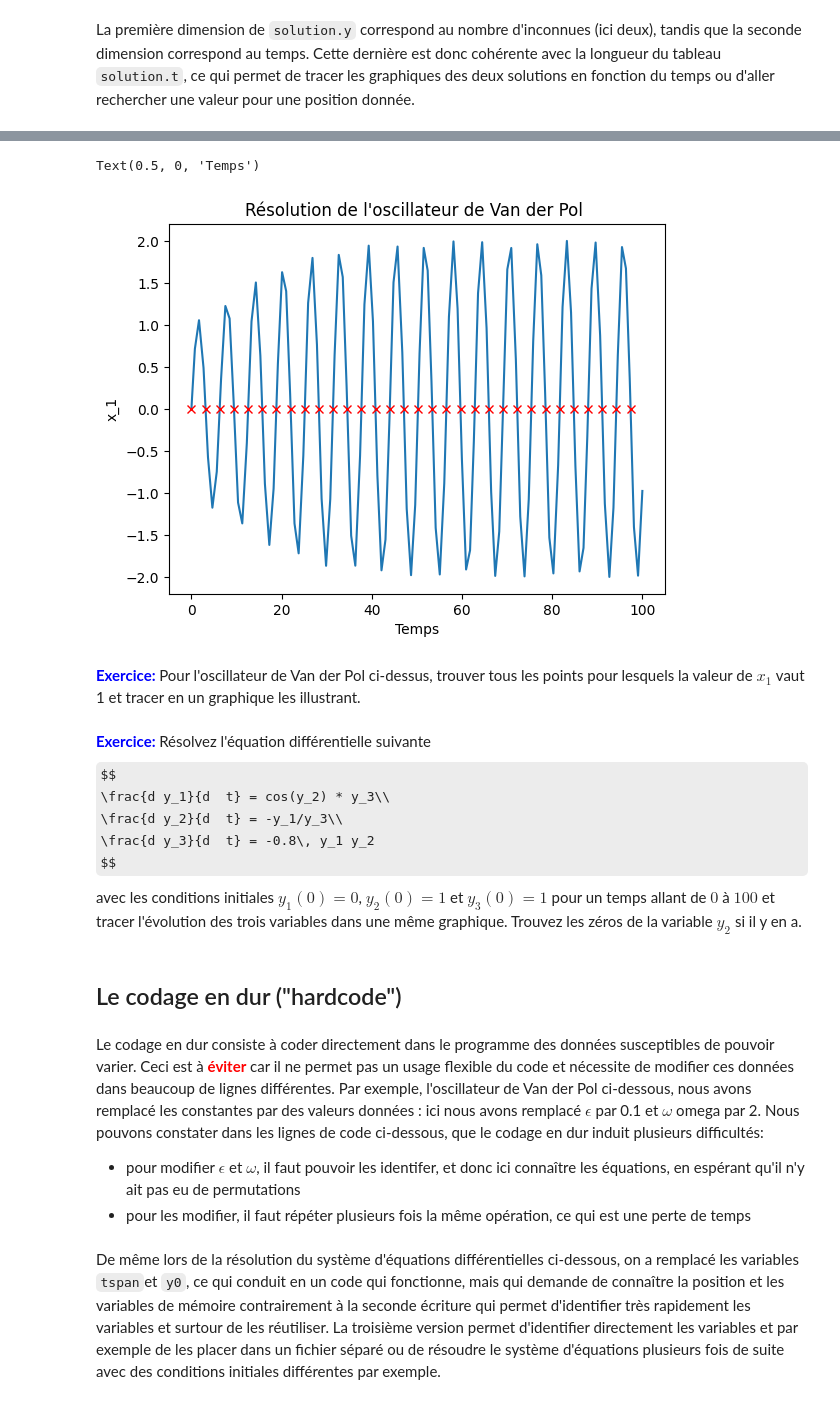
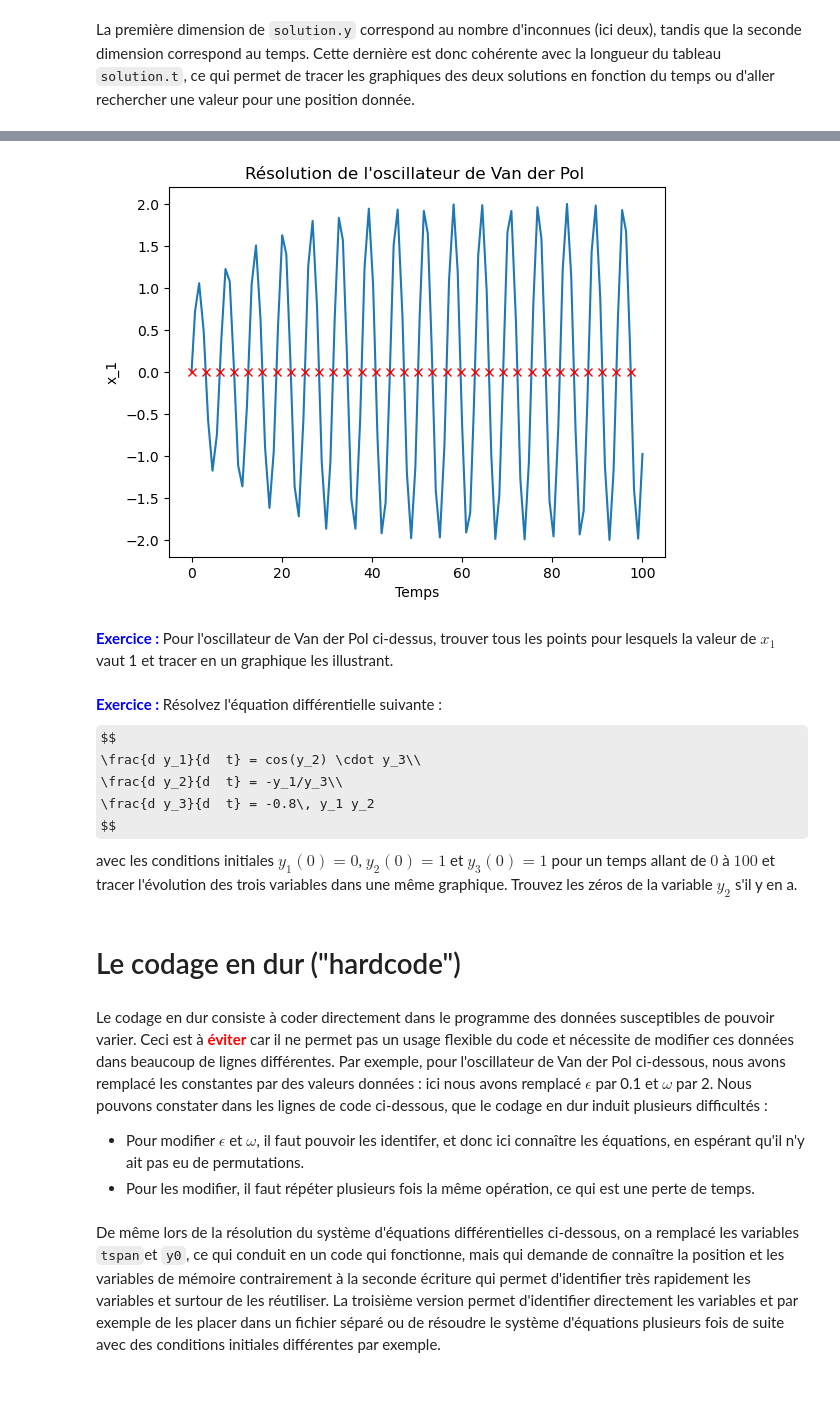
Before and after one commit to frdnguyen/PROJ0001_tuto, a Jupyter notebook: Tutoriel Python notebook.ipynb, the cells around one changed output, grey strips where cells are left out. Drawn from its saved outputs; the diff is of its cells as text; code cells hidden in the pictures; some formulas as TeX source.

```diff
--- a/Tutoriel Python notebook.ipynb
+++ b/Tutoriel Python notebook.ipynb
@@ -1572,32 +1571,31 @@ Pour plus d'informations, n'hésitez pas à consulter l'aide de la fonction `sci
 def event(t,y):
     return y[0]
 # %%
-solution = ode45(lambda t, y: OdeFun.odefunction(t, y, c), tspan, y0, events=event)
-pyplot.plot(solution.t, solution.y[0,:])
-pyplot.plot(solution.t_events[0], solution.y_events[0][0:,0],'rx')
-pyplot.title('Résolution de l\'oscillateur de Van der Pol ') # Ajout d'un titre
-pyplot.ylabel('x_1')  # Labélisation de l'axe des ordonnées
-pyplot.xlabel('Temps')  # Labélisation de l'axe des abscisses
+solution = ode45(lambda t, y: OdeFun.odefunction(t,y,c),[0,100],[0, 1], events=event)
+pyplot.plot(solution.t,solution.y[0,:]);
+pyplot.plot(solution.t_events[0],solution.y_events[0][0:,0],'rx');
+pyplot.title('Résolution de l\'oscillateur de Van der Pol '); #Ajout d'un titre
+pyplot.ylabel('x_1'); # Labélisation de l'axe des ordonnées
+pyplot.xlabel('Temps'); # Labélisation de l'axe des abscisses
 # %% [output]
-Text(0.5, 0, 'Temps')
-[figure, old version]
+[figure, new version]
 # %% [markdown]
-**<font color=blue>Exercice: </font>**  Pour l'oscillateur de Van der Pol ci-dessus, trouver tous les points pour lesquels la valeur de $x_1$ vaut 1 et tracer en un graphique les illustrant.
+**<font color=blue>Exercice : </font>**  Pour l'oscillateur de Van der Pol ci-dessus, trouver tous les points pour lesquels la valeur de $x_1$ vaut 1 et tracer en un graphique les illustrant.
 # %% [markdown]
-**<font color=blue>Exercice: </font>** Résolvez l'équation différentielle suivante
+**<font color=blue>Exercice : </font>** Résolvez l'équation différentielle suivante :
 $$
-\frac{d y_1}{d  t} = cos(y_2) * y_3\\
+\frac{d y_1}{d  t} = cos(y_2) \cdot y_3\\
 \frac{d y_2}{d  t} = -y_1/y_3\\
 \frac{d y_3}{d  t} = -0.8\, y_1 y_2
 $$
-avec les conditions initiales $y_1(0) = 0$, $y_2(0) = 1$ et $y_3(0) = 1$ pour un temps allant de $0$ à $100$ et tracer l'évolution des trois variables dans une même graphique. Trouvez les zéros de la variable $y_2$ si il y en a.
+avec les conditions initiales $y_1(0) = 0$, $y_2(0) = 1$ et $y_3(0) = 1$ pour un temps allant de $0$ à $100$ et tracer l'évolution des trois variables dans une même graphique. Trouvez les zéros de la variable $y_2$ s'il y en a.
 # %% [markdown]
-## Le codage en dur ("hardcode")
+# Le codage en dur ("hardcode")
 # %% [markdown]
-Le codage en dur consiste à coder directement dans le programme des données susceptibles de pouvoir varier. Ceci est à <span style="color: red;">**éviter**</span> car il ne permet pas un usage flexible du code et nécessite de modifier ces données dans beaucoup de lignes différentes. Par exemple, l'oscillateur de Van der Pol ci-dessous, nous avons remplacé les constantes par des valeurs données : ici nous avons remplacé $\epsilon$ par 0.1 et $\omega$ omega par 2. Nous pouvons constater dans les lignes de code ci-dessous, que le codage en dur induit plusieurs difficultés:
+Le codage en dur consiste à coder directement dans le programme des données susceptibles de pouvoir varier. Ceci est à <span style="color: red;">**éviter**</span> car il ne permet pas un usage flexible du code et nécessite de modifier ces données dans beaucoup de lignes différentes. Par exemple, pour l'oscillateur de Van der Pol ci-dessous, nous avons remplacé les constantes par des valeurs données : ici nous avons remplacé $\epsilon$ par 0.1 et $\omega$ par 2. Nous pouvons constater dans les lignes de code ci-dessous, que le codage en dur induit plusieurs difficultés :
 
-* pour modifier $\epsilon$ et $\omega$, il faut pouvoir les identifer, et donc ici connaître les équations, en espérant qu'il n'y ait pas eu de permutations
-* pour les modifier, il faut répéter plusieurs fois la même opération, ce qui est une perte de temps
+* Pour modifier $\epsilon$ et $\omega$, il faut pouvoir les identifer, et donc ici connaître les équations, en espérant qu'il n'y ait pas eu de permutations.
+* Pour les modifier, il faut répéter plusieurs fois la même opération, ce qui est une perte de temps.
 # %%
 import numpy as np
 
```
Also changed, not shown: parts of 185 cells of this notebook, 24 other files.
